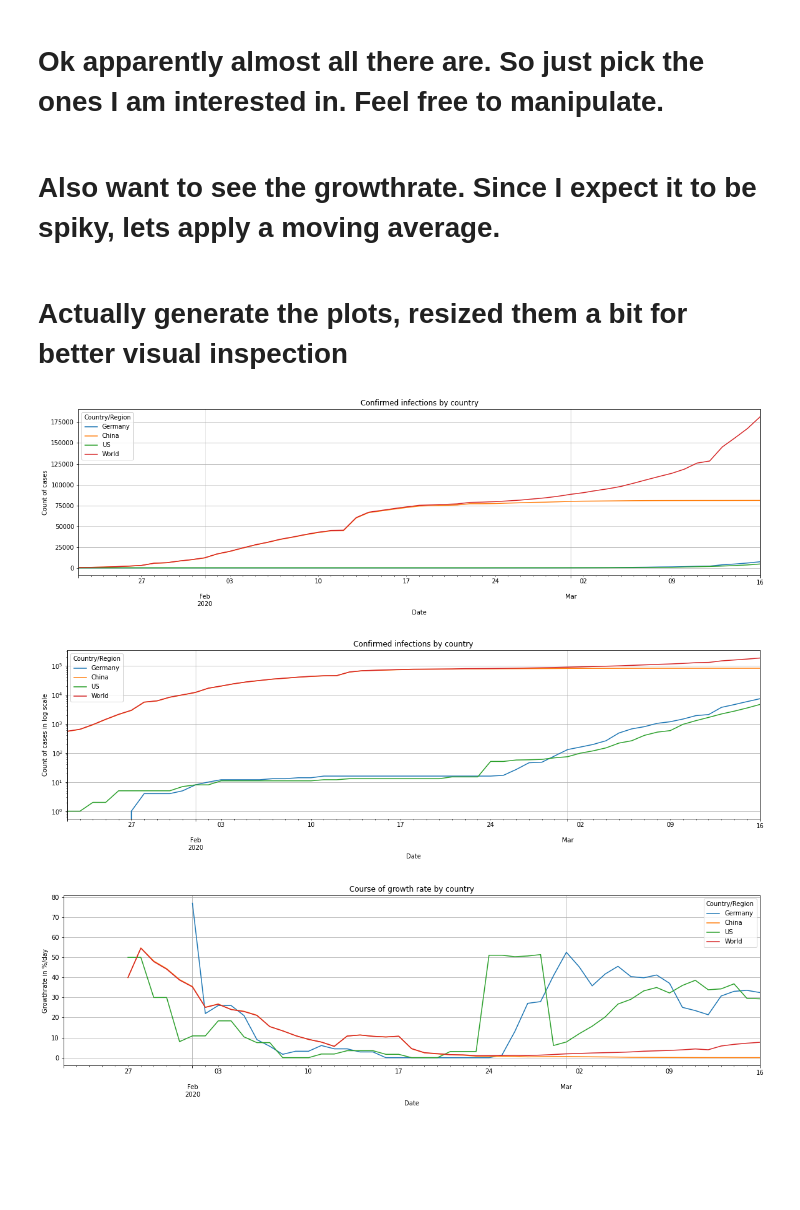
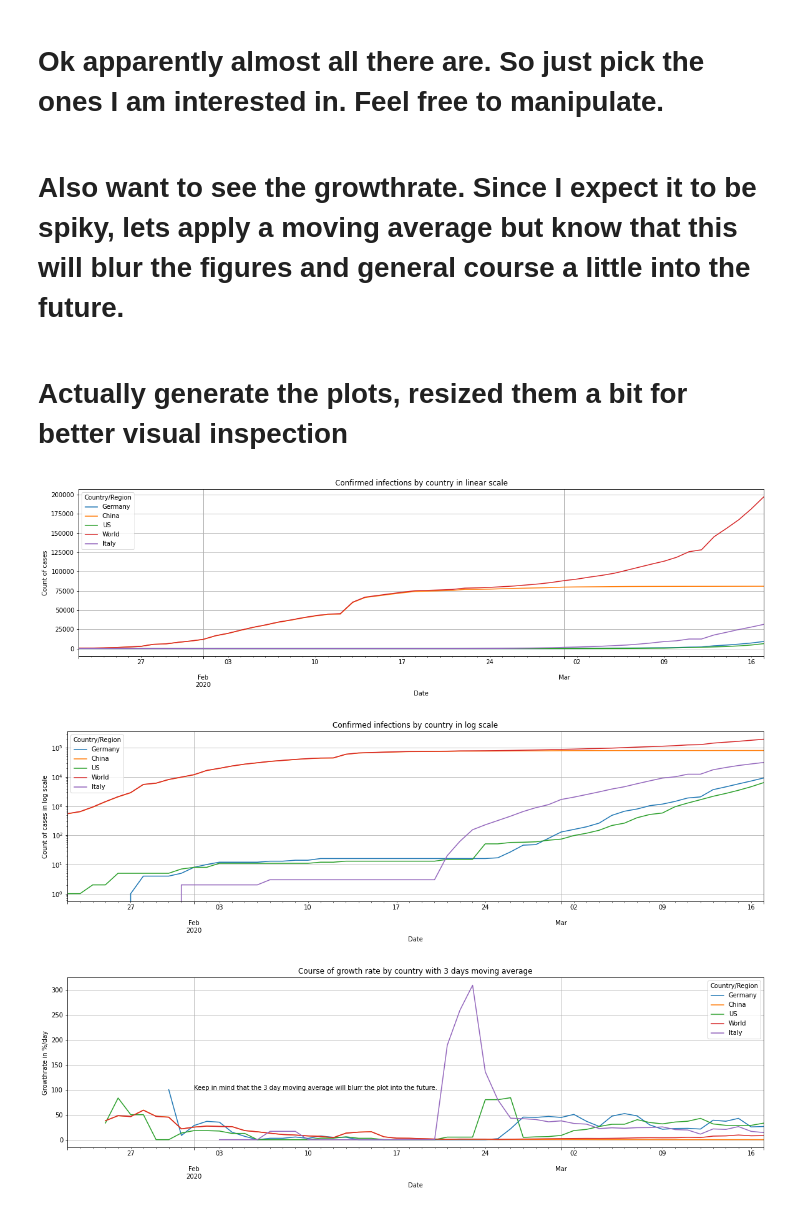
Before and after one commit to jmacenka/jupyternotebook_covid_19_visualization, a Jupyter notebook: analysis_of_the_covid_19_course.ipynb, the cells around one changed output. Cells and saved outputs as stored; diff of their text form; code cells hidden in the pictures; blank space fills up the shorter version.

Commit message:
Added Italy to the requested_countries. Also added a comment regarding the moving average.

```diff
--- a/analysis_of_the_covid_19_course.ipynb
+++ b/analysis_of_the_covid_19_course.ipynb
@@ -55,29 +54,30 @@ Index(['Afghanistan', 'Albania', 'Algeria', 'Andorra', 'Antigua and Barbuda',
 # %% [markdown]
 # Ok apparently almost all there are. So just pick the ones I am interested in. Feel free to manipulate.
 # %%
-requested_countries = 'Germany China US World'.split()
+requested_countries = 'Germany China US World Italy'.split()
 # %% [markdown]
-# Also want to see the growthrate. Since I expect it to be spiky, lets apply a moving average.
+# Also want to see the growthrate. Since I expect it to be spiky, lets apply a moving average but know that this will blur the figures and general course a little into the future.
 # %%
-averaging_window_size = 5
+averaging_window_size = 3
 df_base_growthrate = df_base[requested_countries].pct_change().rolling(window=averaging_window_size).mean().apply(lambda x: 100*x)
 # %% [markdown]
 # Actually generate the plots, resized them a bit for better visual inspection
 # %%
 figure_size = (20,5)
 
-ax0 = df_base[requested_countries].plot(grid=True,title='Confirmed infections by country',figsize=figure_size)
+ax0 = df_base[requested_countries].plot(grid=True,title='Confirmed infections by country in linear scale',figsize=figure_size)
 ax0.set_xlabel('Date')
 ax0.set_ylabel('Count of cases');
 
-ax1 = df_base[requested_countries].plot(grid=True,logy=True,title='Confirmed infections by country',figsize=figure_size)
+ax1 = df_base[requested_countries].plot(grid=True,logy=True,title='Confirmed infections by country in log scale',figsize=figure_size)
 ax1.set_xlabel('Date')
 ax1.set_ylabel('Count of cases in log scale');
 
-ax2 = df_base_growthrate.plot(grid=True,title='Course of growth rate by country',figsize=figure_size)
+ax2 = df_base_growthrate.plot(grid=True,title=f'Course of growth rate by country with {averaging_window_size} days moving average',figsize=figure_size)
 ax2.set_xlabel('Date')
-ax2.set_ylabel('Growthrate in %/day');
+ax2.set_ylabel('Growthrate in %/day')
+ax2.text('2020-02-01',100,f'Keep in mind that the {averaging_window_size} day moving average will blurr the plot into the future.');
 # %% [output]
-[figure, old version]
+[figure, new version]
-[figure, old version]
+[figure, new version]
-[figure, old version]
+[figure, new version]
```
Also changed, not shown: parts of 3 cells of this notebook.
